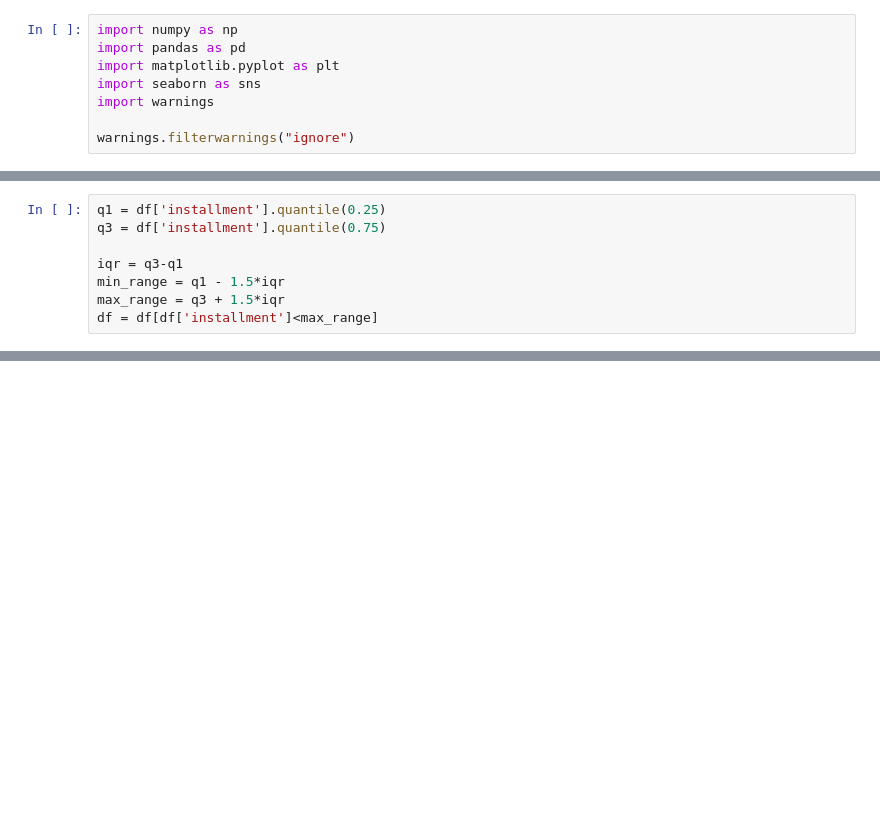
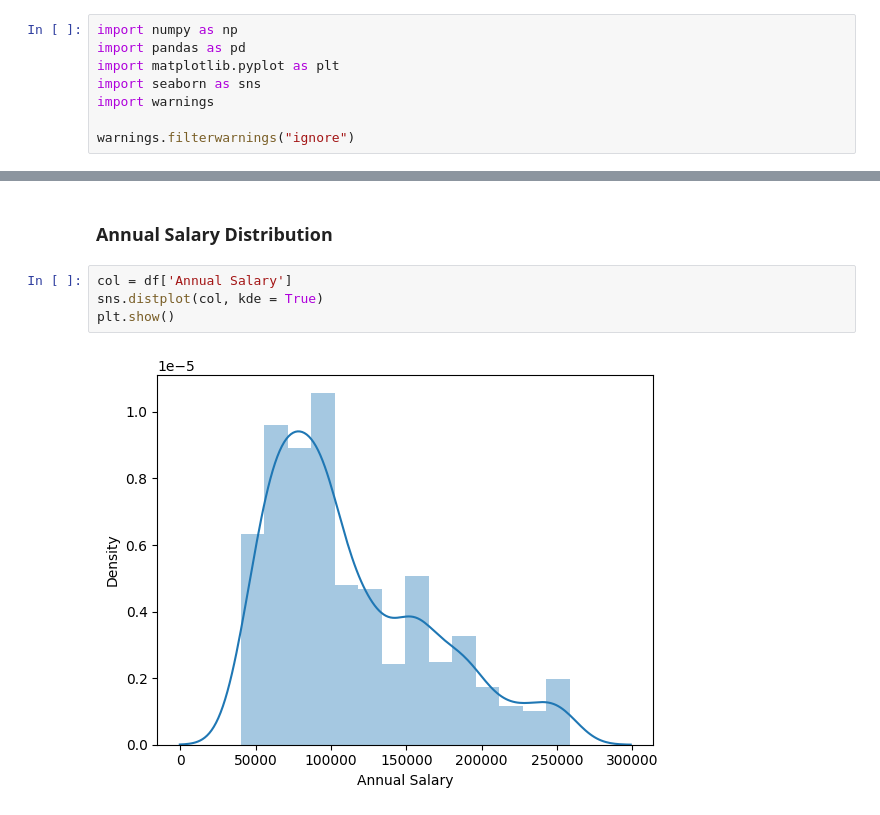
Before and after one commit to AftabQuant/Machine-Learning-Chronicles, a Jupyter notebook: Machine Learning Hub/Feature Engineering Techniques/Function Transformation.ipynb, the cells around one changed output, grey strips where cells are left out. Cells and saved outputs as stored; diff of their text form; blank space fills up the shorter version.

```diff
--- a/Machine Learning Hub/Feature Engineering Techniques/Function Transformation.ipynb
+++ b/Machine Learning Hub/Feature Engineering Techniques/Function Transformation.ipynb
@@ -32,8 +19,0 @@ df.describe()
-# %%
-q1 = df['installment'].quantile(0.25)
-q3 = df['installment'].quantile(0.75)
-
-iqr = q3-q1
-min_range = q1 - 1.5*iqr
-max_range = q3 + 1.5*iqr
-df = df[df['installment']<max_range]
@@ -45,2 +28,10 @@ plt.show()
+# %% [markdown]
+### Annual Salary Distribution
+# %%
+col = df['Annual Salary']
+sns.distplot(col, kde = True)
+plt.show()
+# %% [output]
+[figure, added]
 # %%
 from sklearn.preprocessing import FunctionTransformer
```
Also changed, not shown: parts of 10 cells of this notebook, 1 other file.
